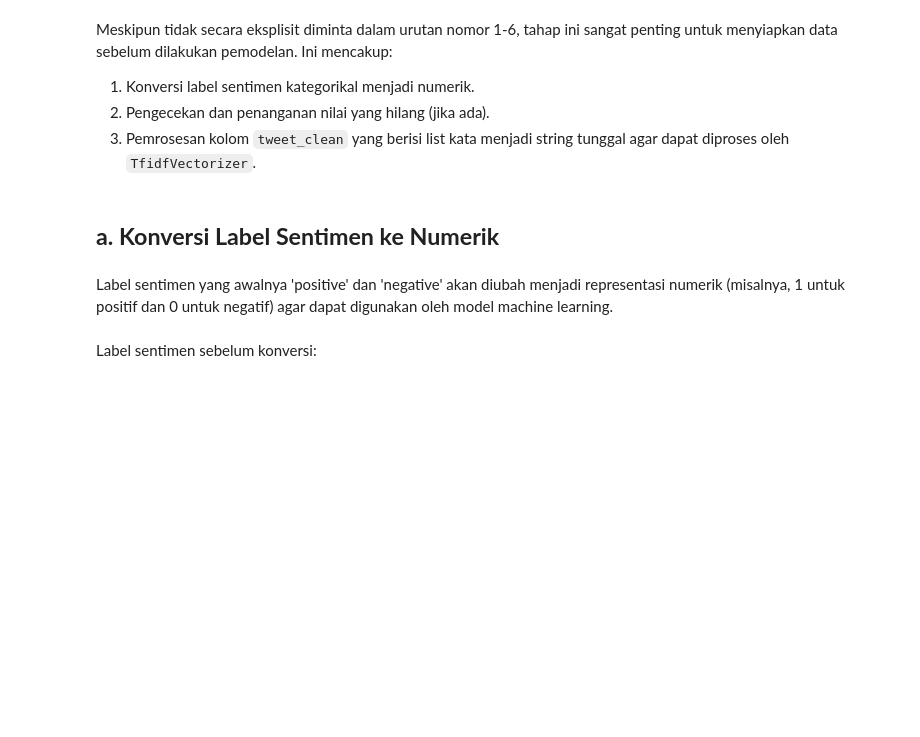
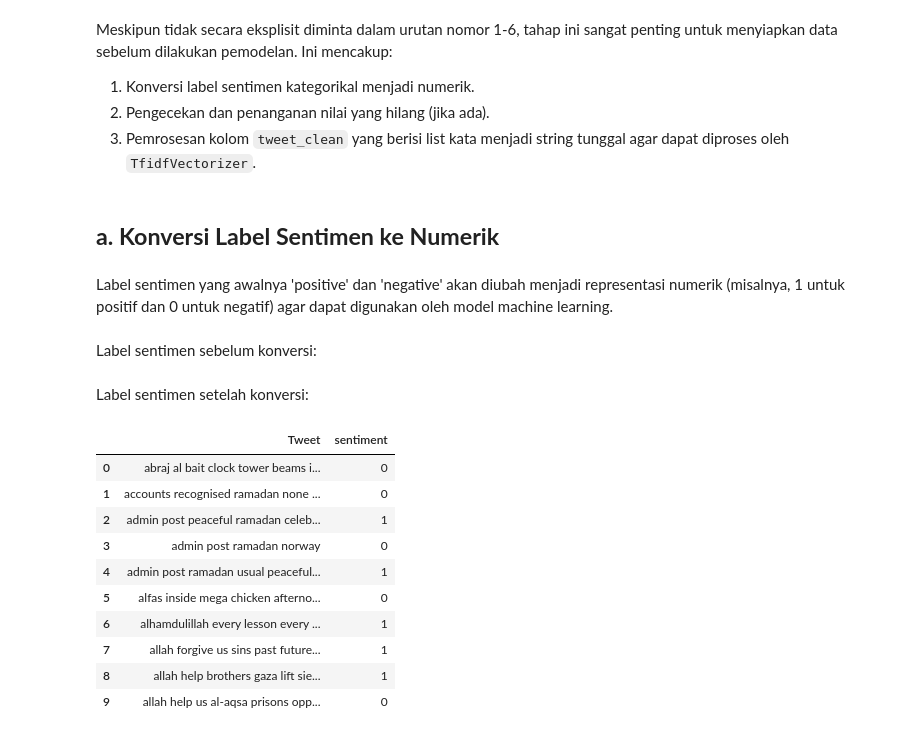
Before and after one commit to LatiefDataVisionary/text-mining-and-natural-language-processing-college-task, a Jupyter notebook: notebooks/decision_tree_model.ipynb, the cells around one changed output. Drawn from its saved outputs; the diff is of its cells as text; code cells hidden in the pictures; blank space fills up the shorter version.

Commit message:
label sentimen setelah konversi:

```diff
--- a/notebooks/decision_tree_model.ipynb
+++ b/notebooks/decision_tree_model.ipynb
@@ -121,3 +121,21 @@ Label sentimen sebelum konversi:
 df['sentiment'].unique()
 
 df['sentiment'] = df['sentiment'].map({'positive': 1, 'negative': 0})
+# %% [markdown]
+Label sentimen setelah konversi:
+# %%
+df['sentiment'].unique()
+
+df[['Tweet', 'sentiment']].head(10)
+# %% [output]
+|  | Tweet | sentiment |
+| 0 | abraj al bait clock tower beams i... | 0 |
+| 1 | accounts recognised ramadan none ... | 0 |
+| 2 | admin post peaceful ramadan celeb... | 1 |
+| 3 | admin post ramadan norway | 0 |
+| 4 | admin post ramadan usual peaceful... | 1 |
+| 5 | alfas inside mega chicken afterno... | 0 |
+| 6 | alhamdulillah every lesson every ... | 1 |
+| 7 | allah forgive us sins past future... | 1 |
+| 8 | allah help brothers gaza lift sie... | 1 |
+| 9 | allah help us al-aqsa prisons opp... | 0 |
```
